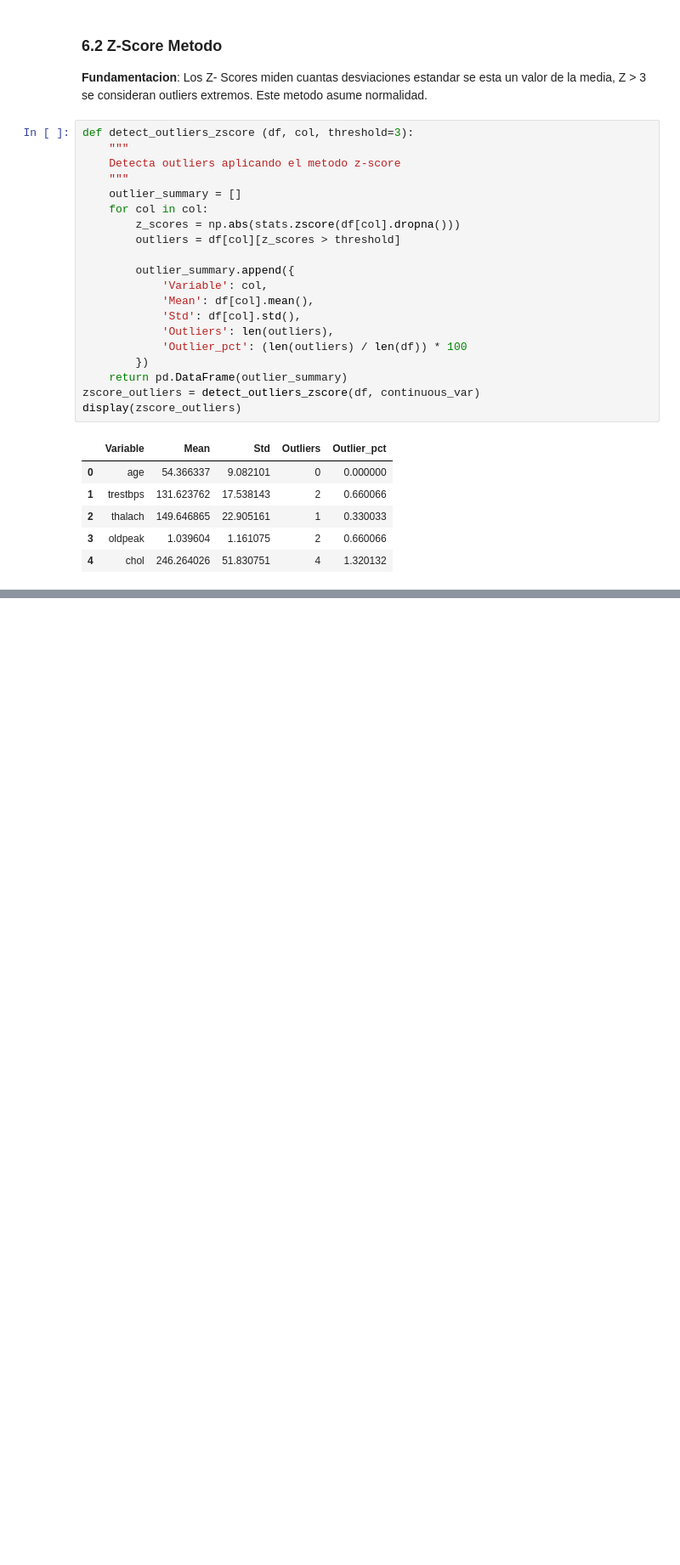
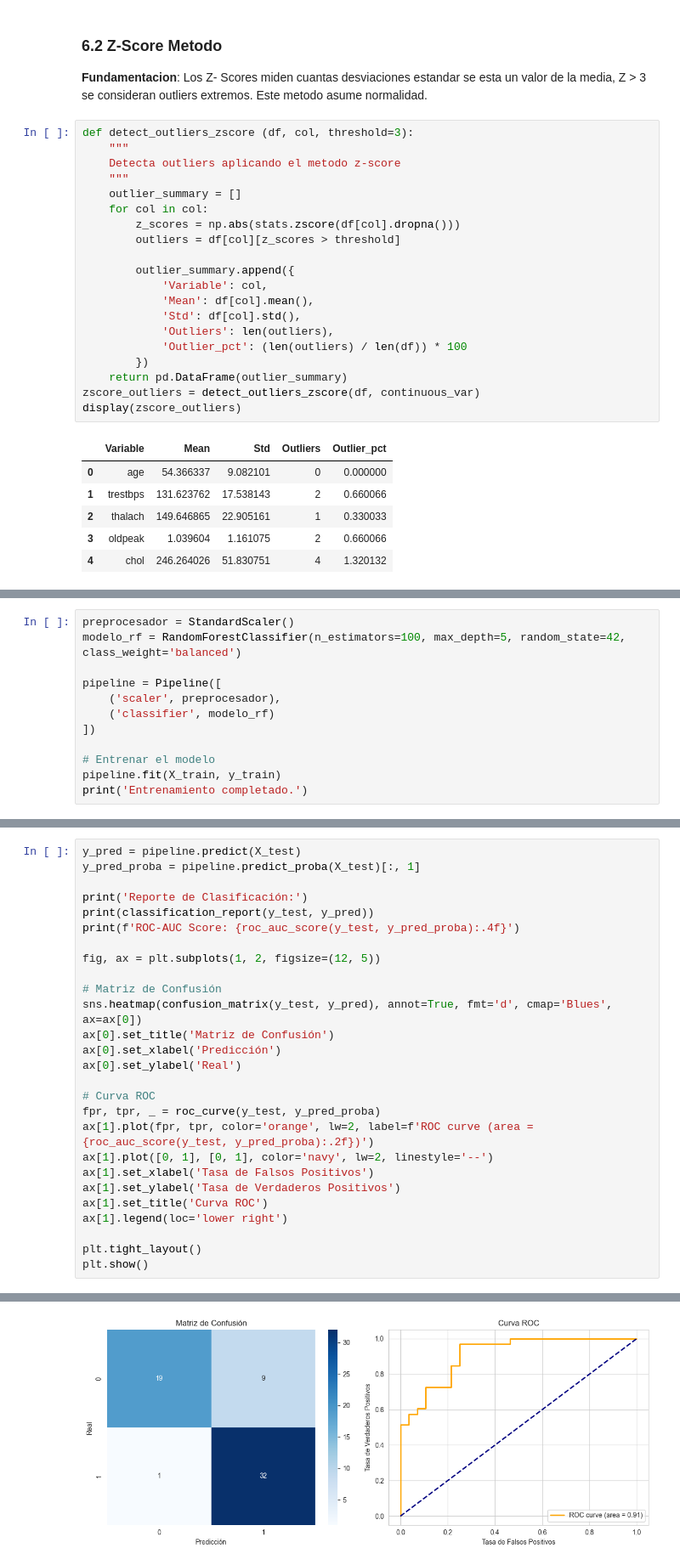
Before and after one commit to AlexSc97/modelo-predictivo-paro-cardiaco, a Jupyter notebook: notebooks/explore.ipynb, the cells around one changed output, grey strips where cells are left out. Shown at 85% size. Cells and saved outputs as stored; diff of their text form; blank space fills up the shorter version.

Commit message:
avance en cuestion oh cambio en cuestion: finalizar pipeline ML predictivo end-to-end con Random Forest

```diff
--- a/notebooks/explore.ipynb
+++ b/notebooks/explore.ipynb
@@ -490,0 +513,12 @@ display(zscore_outliers)
+# %%
+preprocesador = StandardScaler()
+modelo_rf = RandomForestClassifier(n_estimators=100, max_depth=5, random_state=42, class_weight='balanced')
+
+pipeline = Pipeline([
+    ('scaler', preprocesador),
+    ('classifier', modelo_rf)
+])
+
+# Entrenar el modelo
+pipeline.fit(X_train, y_train)
+print('Entrenamiento completado.')
@@ -490,0 +530,28 @@ display(zscore_outliers)
+# %%
+y_pred = pipeline.predict(X_test)
+y_pred_proba = pipeline.predict_proba(X_test)[:, 1]
+
+print('Reporte de Clasificación:')
+print(classification_report(y_test, y_pred))
+print(f'ROC-AUC Score: {roc_auc_score(y_test, y_pred_proba):.4f}')
+
+fig, ax = plt.subplots(1, 2, figsize=(12, 5))
+
+# Matriz de Confusión
+sns.heatmap(confusion_matrix(y_test, y_pred), annot=True, fmt='d', cmap='Blues', ax=ax[0])
+ax[0].set_title('Matriz de Confusión')
+ax[0].set_xlabel('Predicción')
+ax[0].set_ylabel('Real')
+
+# Curva ROC
+fpr, tpr, _ = roc_curve(y_test, y_pred_proba)
+ax[1].plot(fpr, tpr, color='orange', lw=2, label=f'ROC curve (area = {roc_auc_score(y_test, y_pred_proba):.2f})')
+ax[1].plot([0, 1], [0, 1], color='navy', lw=2, linestyle='--')
+ax[1].set_xlabel('Tasa de Falsos Positivos')
+ax[1].set_ylabel('Tasa de Verdaderos Positivos')
+ax[1].set_title('Curva ROC')
+ax[1].legend(loc='lower right')
+
+plt.tight_layout()
+plt.show()
+# %% [output]
@@ -490,0 +569 @@ display(zscore_outliers)
+[figure, added]
```
Also changed, not shown: parts of 11 cells of this notebook, 2 other files.
